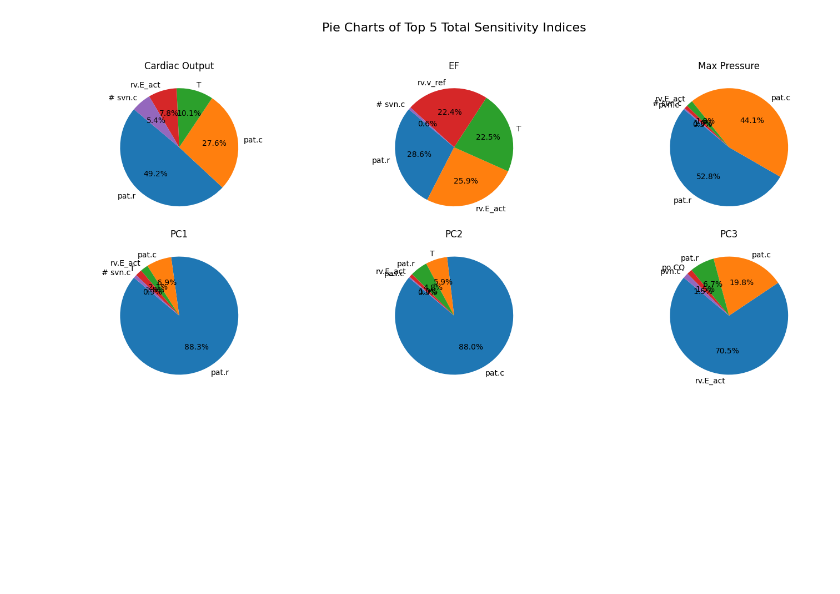
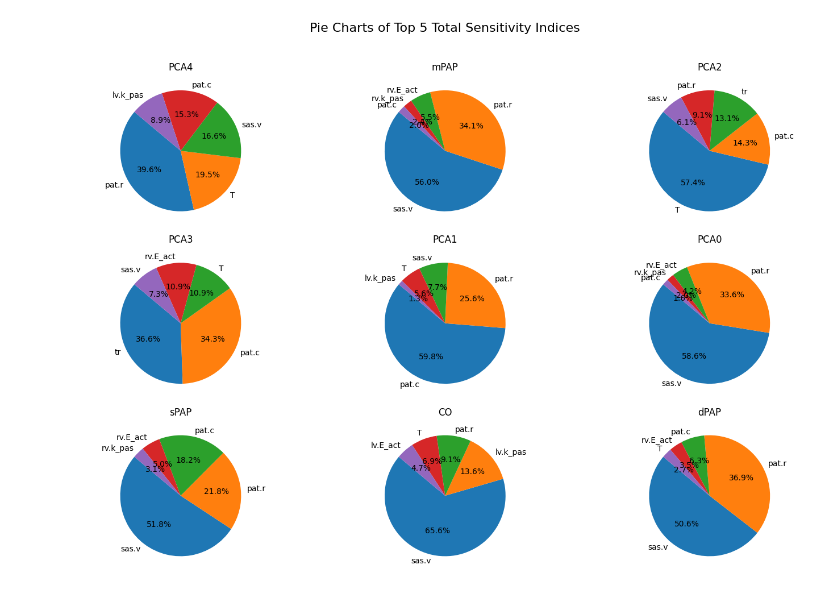
Before and after one commit to FayFrost107/ModularCircFF, a Jupyter notebook: ExploreModularCirc/Plot_SA.ipynb, the cells around one changed output. Drawn from its saved outputs; the diff is of its cells as text; code cells hidden in the pictures; blank space fills up the shorter version.

```diff
--- a/ExploreModularCirc/Plot_SA.ipynb
+++ b/ExploreModularCirc/Plot_SA.ipynb
@@ -5,7 +5,7 @@ import matplotlib.pyplot as plt
 # %%
 
 # Directory containing the CSV files
-csv_directory = "/Users/pmzff/Documents/GitHub/ModularCircFF/ExploreModularCirc/RH_sensitivity_results"
+csv_directory = "/Users/pmzff/Documents/GitHub/ModularCircFF/Max_param_Emulator/Max_ST"
 
 # Get list of CSV files in the directory
 csv_files = [f for f in os.listdir(csv_directory) if f.endswith(".csv")]
@@ -71,33 +71,33 @@ axes = axes.flatten()
 
 # Loop through the CSV files and plot pie charts
 for i, file_name in enumerate(csv_files):
     # Read the CSV file
     file_path = os.path.join(csv_directory, file_name)
     df = pd.read_csv(file_path, index_col=0)
 
     # Extract data for the pie chart
     labels = df.index
     sizes = df["ST"]
 
     # Sort sizes and select the top 5 most sensitive parameters
     sorted_indices = sizes.argsort()[::-1][:5]
     top_sizes = sizes.iloc[sorted_indices]
     top_labels = labels[sorted_indices]
 
     # Extract title as the part after the last underscore in the filename
     title = file_name.rsplit("_", 1)[-1].replace(".csv", "")
 
     # Plot pie chart
     axes[i].pie(top_sizes, labels=top_labels, autopct='%1.1f%%', startangle=140)
     axes[i].set_title(title)
 
 # Remove unused subplots
 for j in range(len(csv_files), len(axes)):
     fig.delaxes(axes[j])
 
-axes[0].set_title("Cardiac Output")
-axes[2].set_title("Max Pressure")
+#axes[0].set_title("Cardiac Output")
+#axes[2].set_title("Max Pressure")
 plt.tight_layout(rect=[0, 0, 1, 0.96])
 plt.show()
 # %% [output]
-[figure, old version]
+[figure, new version]
```
Also changed, not shown: parts of 1 cell of this notebook, 2 other files.
